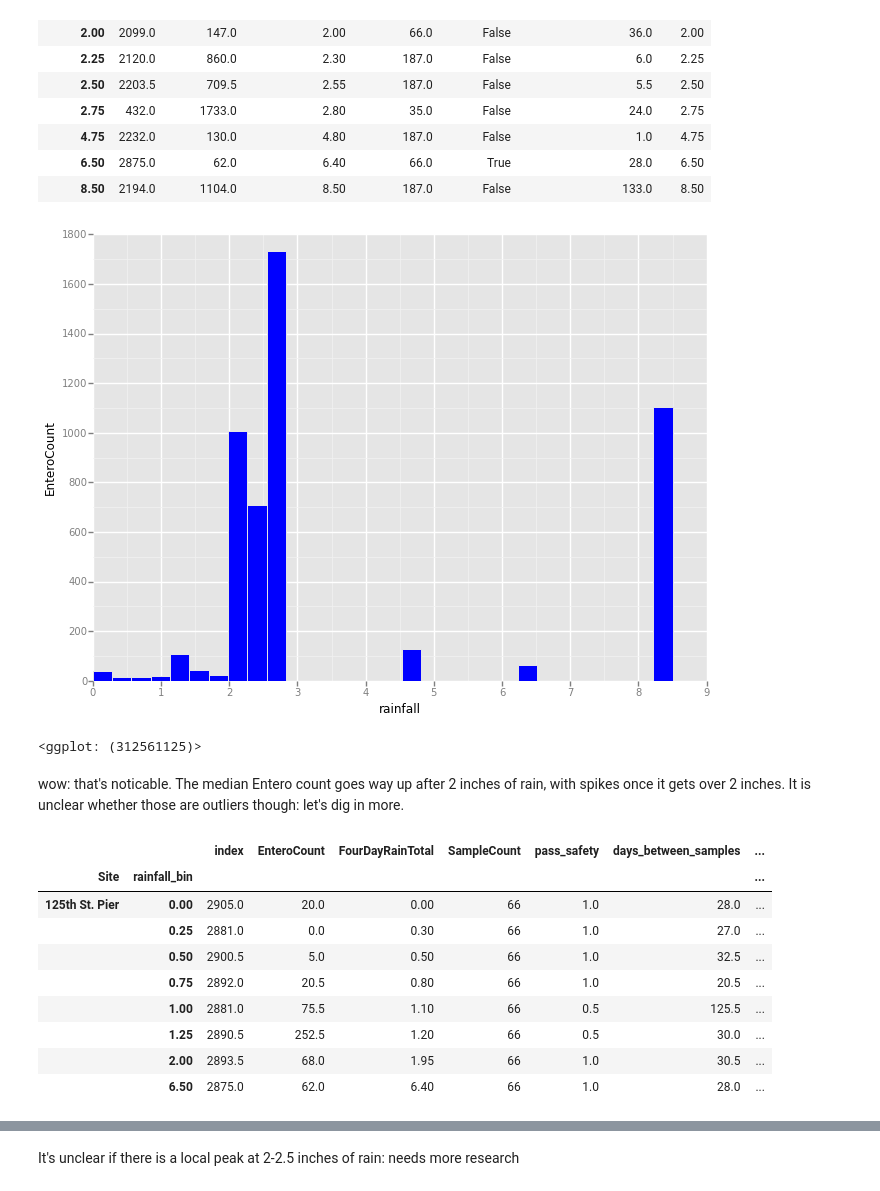
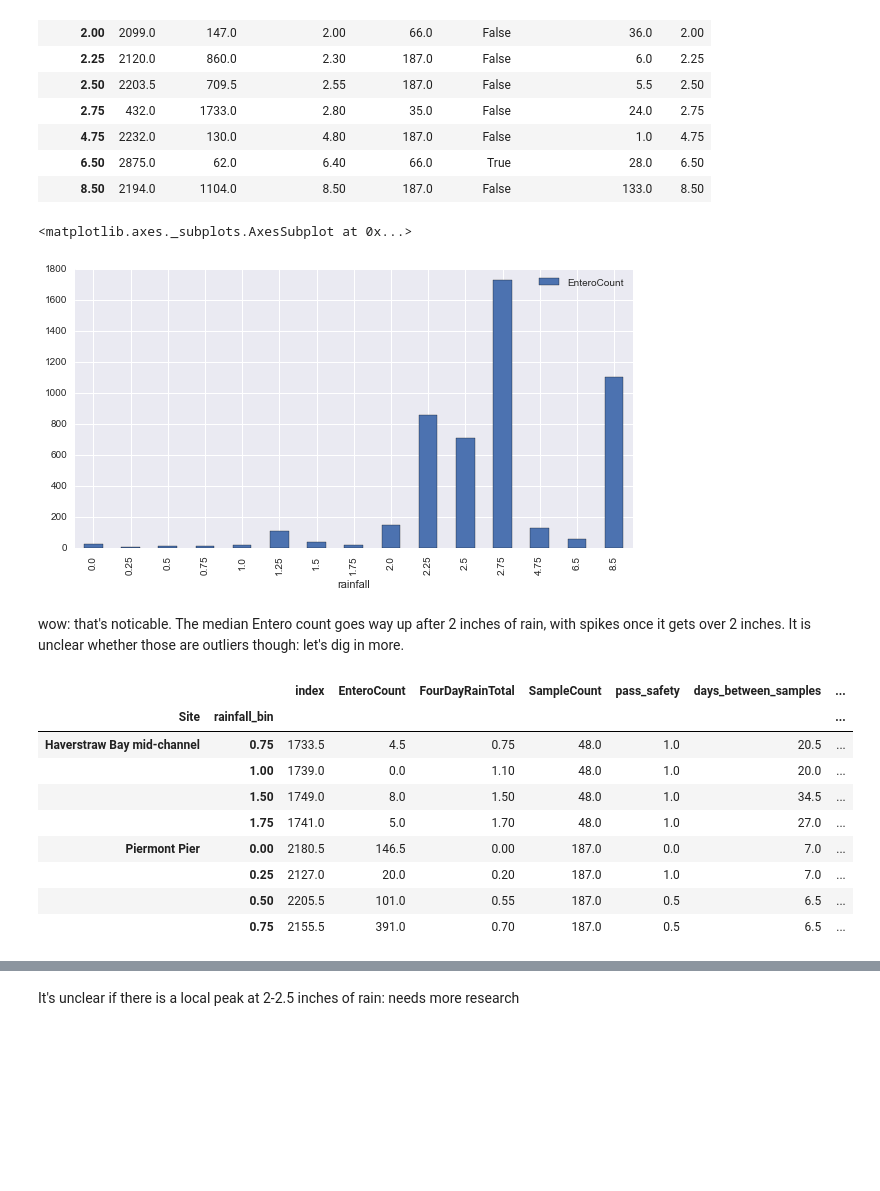
Before and after one commit to jlaurito/CUNY_IS608, a Jupyter notebook: lecture5/hw4_sample/Hudson_River.ipynb, the cells around one changed output, grey strips where cells are left out. Cells and saved outputs as stored; diff of their text form; code cells hidden in the pictures; blank space fills up the shorter version.

```diff
--- a/lecture5/hw4_sample/Hudson_River.ipynb
+++ b/lecture5/hw4_sample/Hudson_River.ipynb
@@ -171,8 +165,10 @@ river_entero[0:3]
 # %%
+from datetime import datetime
+
 site_pass_rate = river_entero[['Site',
                                'pass_safety',
                                'EnteroCount']
-                              ][river_entero['Date'] >= datetime(2011,01,01)].groupby('Site').mean()
+                              ][river_entero['Date'] >= datetime(2011,1,1)].groupby('Site').mean()
 # %% [markdown]
 Ok, we have our pass rates.
 
@@ -252,6 +231,0 @@ pt + facet_wrap('Site', nrow=2)
-# %%
-worst['Site_Name'] = worst.index
-worst['Site_Name'] = worst['Site_Name'].str[0:12]
-p2 = ggplot(worst.reset_index(), aes(x='Site_Name', y='pass_safety')) + \
-     geom_bar(aes(weight='pass_safety', fill='steelblue'))
-p2 + scale_y_continuous('Water Quality Pass Rate')
@@ -268,0 +247,11 @@ p2 + scale_y_continuous('Water Quality Pass Rate')
+# %%
+worst['Site_Name'] = worst.index
+worst['Short Name'] = worst['Site_Name'].str[0:15]
+
+fig, ax = plt.subplots(figsize = (10,5))
+
+sns.barplot(
+    x = 'Short Name',
+    y = 'pass_safety',
+    data = worst.reset_index()
+)
@@ -291,4 +297,8 @@ river_entero_wq[60:70]
 # %%
-river_entero_wq['days_between_samples'][river_entero_wq['days_between_samples'] < 1] = None
+from datetime import timedelta
+
+river_entero_wq['days_between_samples'][
+    river_entero_wq['days_between_samples'] < timedelta(days=1)
+] = None
 river_entero_wq[60:70]
 # %% [output]
@@ -396,27 +423,33 @@ rain_sum
 | 6.50 | 2875.0 | 62.0 | 6.40 | 66.0 | True | 28.0 | 6.50 |
 | 8.50 | 2194.0 | 1104.0 | 8.50 | 187.0 | False | 133.0 | 8.50 |
 # %%
-ggplot(rain_sum,aes(x='rainfall', y='EnteroCount')) + geom_bar(aes(weight='EnteroCount', fill='blue'))
-#rain_sum.reset_index()
+#ggplot(rain_sum,aes(x='rainfall', y='EnteroCount')) + geom_bar(aes(weight='EnteroCount', fill='blue'))
+
+rain_sum.plot(
+    kind = 'bar',
+    x = 'rainfall',
+    y = 'EnteroCount',
+    figsize = (10,5)
+)
 # %% [output]
+<matplotlib.axes._subplots.AxesSubplot at 0x...>
-[figure, old version]
+[figure, new version]
-<ggplot: (312561125)>
 # %% [markdown]
 wow: that's noticable. The median Entero count goes way up after 2 inches of rain, with spikes once it gets over 2 inches. It is unclear whether those are outliers though: let's dig in more.
 # %%
 rain_sum_site = new_worst.groupby(['Site','rainfall_bin']).median()
 rain_sum_site['rainfall'] = rain_sum_site.index.get_level_values('rainfall_bin')
 rain_sum_site['Site'] = rain_sum_site.index.get_level_values('Site')
-rain_sum_site[0:8]
+rain_sum_site[20:28]
 # %% [output]
 |  |  | index | EnteroCount | FourDayRainTotal | SampleCount | pass_safety | days_between_samples | ... |
 | Site | rainfall_bin |  |  |  |  |  |  | ... |
-| 125th St. Pier | 0.00 | 2905.0 | 20.0 | 0.00 | 66 | 1.0 | 28.0 | ... |
-|  | 0.25 | 2881.0 | 0.0 | 0.30 | 66 | 1.0 | 27.0 | ... |
-|  | 0.50 | 2900.5 | 5.0 | 0.50 | 66 | 1.0 | 32.5 | ... |
-|  | 0.75 | 2892.0 | 20.5 | 0.80 | 66 | 1.0 | 20.5 | ... |
-|  | 1.00 | 2881.0 | 75.5 | 1.10 | 66 | 0.5 | 125.5 | ... |
-|  | 1.25 | 2890.5 | 252.5 | 1.20 | 66 | 0.5 | 30.0 | ... |
-|  | 2.00 | 2893.5 | 68.0 | 1.95 | 66 | 1.0 | 30.5 | ... |
-|  | 6.50 | 2875.0 | 62.0 | 6.40 | 66 | 1.0 | 28.0 | ... |
+| Haverstraw Bay mid-channel | 0.75 | 1733.5 | 4.5 | 0.75 | 48.0 | 1.0 | 20.5 | ... |
+|  | 1.00 | 1739.0 | 0.0 | 1.10 | 48.0 | 1.0 | 20.0 | ... |
+|  | 1.50 | 1749.0 | 8.0 | 1.50 | 48.0 | 1.0 | 34.5 | ... |
+|  | 1.75 | 1741.0 | 5.0 | 1.70 | 48.0 | 1.0 | 27.0 | ... |
+| Piermont Pier | 0.00 | 2180.5 | 146.5 | 0.00 | 187.0 | 0.0 | 7.0 | ... |
+|  | 0.25 | 2127.0 | 20.0 | 0.20 | 187.0 | 1.0 | 7.0 | ... |
+|  | 0.50 | 2205.5 | 101.0 | 0.55 | 187.0 | 0.5 | 6.5 | ... |
+|  | 0.75 | 2155.5 | 391.0 | 0.70 | 187.0 | 0.5 | 6.5 | ... |
 # %%
```
Also changed, not shown: parts of 30 cells of this notebook, 1 other file.
